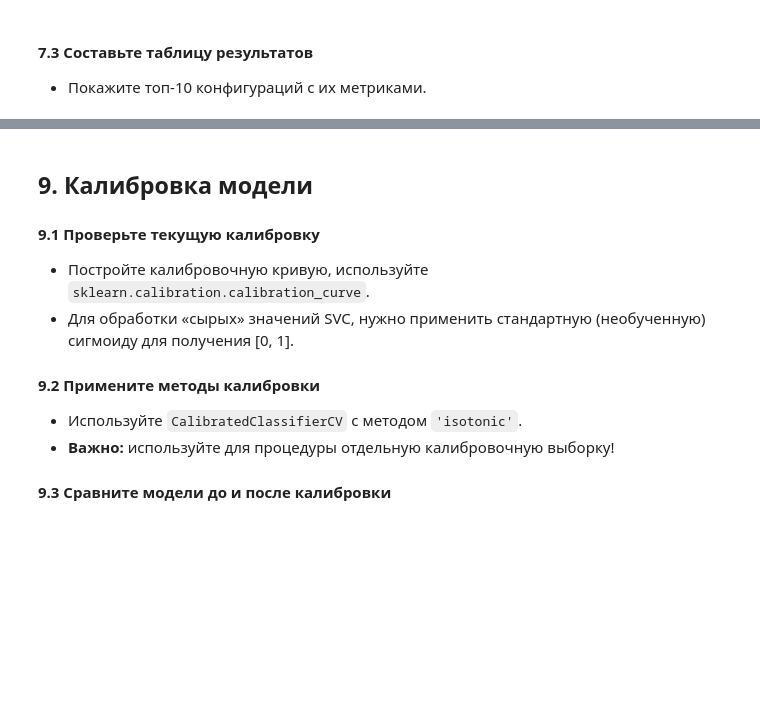
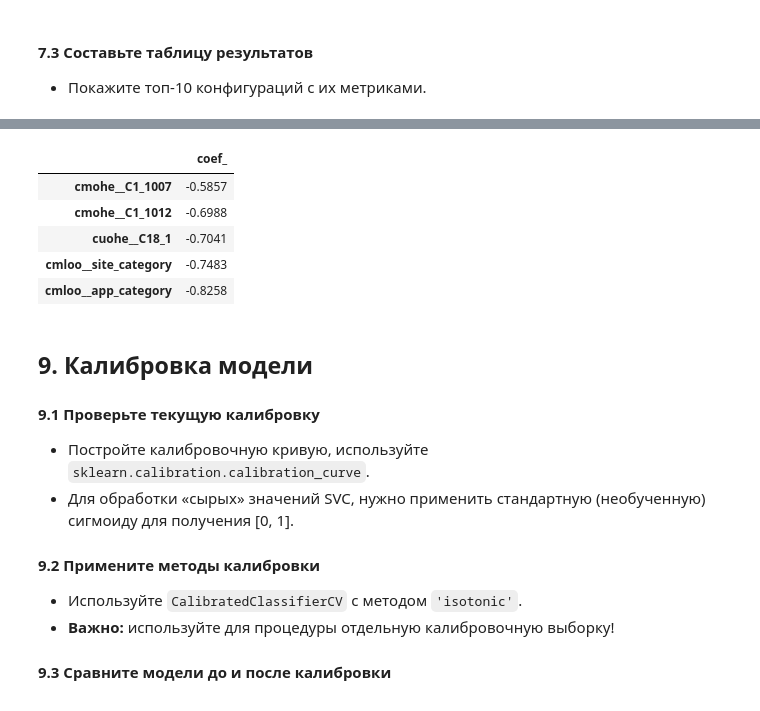
Before and after one commit to TemaQDX/sprint_12_project_advandex, a Jupyter notebook: sprint_12_project_advandex_Artem_Burov.ipynb, the cells around one changed output, grey strips where cells are left out. Drawn from its saved outputs; the diff is of its cells as text; code cells hidden in the pictures; blank space fills up the shorter version.

```diff
--- a/sprint_12_project_advandex_Artem_Burov.ipynb
+++ b/sprint_12_project_advandex_Artem_Burov.ipynb
@@ -2059,3 +2132,12 @@ pd.concat([results_lr, results_svm], ignore_index=True).sort_values('mean_test_a
+# %%
+result_df.tail(5)
+# %% [output]
+|  | coef_ |
+| cmohe__C1_1007 | -0.5857 |
+| cmohe__C1_1012 | -0.6988 |
+| cuohe__C18_1 | -0.7041 |
+| cmloo__site_category | -0.7483 |
+| cmloo__app_category | -0.8258 |
 # %% [markdown]
 ## 9. Калибровка модели
 
```
Also changed, not shown: parts of 8 cells of this notebook.
